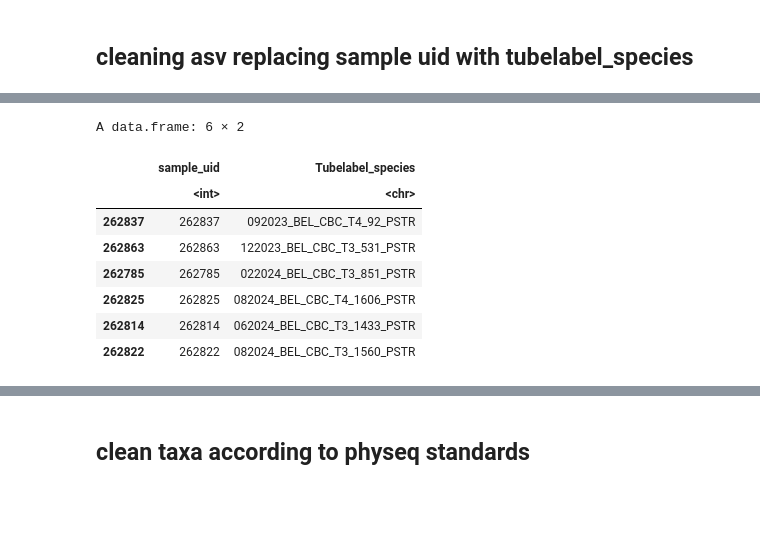
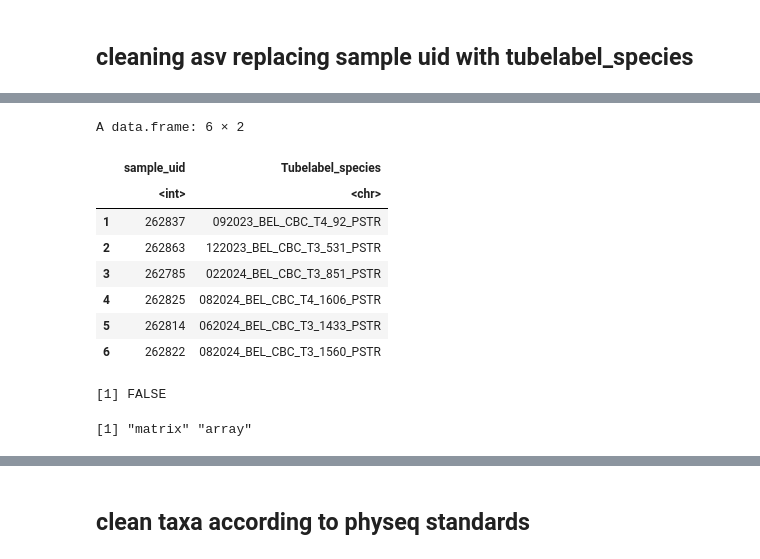
Before and after one commit to cdesouza02/BEL_16S_ITS2, a Jupyter notebook: BEL_ITS2_outputs/physeq_taxa_ITS2.ipynb, the cells around one changed output, grey strips where cells are left out. Cells and saved outputs as stored; diff of their text form; code cells hidden in the pictures; blank space fills up the shorter version.

```diff
--- a/BEL_ITS2_outputs/physeq_taxa_ITS2.ipynb
+++ b/BEL_ITS2_outputs/physeq_taxa_ITS2.ipynb
@@ -429,15 +473,21 @@ A matrix: 6 × 417 of type dbl
 name <- uid_clean <- uid_clean[, c("sample_uid", "Tubelabel_species")]
 # %%
 name <- as.data.frame(name)
- rownames(name) <- name[,1]
 head(name)
 # %% [output]
 A data.frame: 6 × 2
 |  | sample_uid | Tubelabel_species |
 |  | <int> | <chr> |
-| 262837 | 262837 | 092023_BEL_CBC_T4_92_PSTR |
-| 262863 | 262863 | 122023_BEL_CBC_T3_531_PSTR |
-| 262785 | 262785 | 022024_BEL_CBC_T3_851_PSTR |
-| 262825 | 262825 | 082024_BEL_CBC_T4_1606_PSTR |
-| 262814 | 262814 | 062024_BEL_CBC_T3_1433_PSTR |
-| 262822 | 262822 | 082024_BEL_CBC_T3_1560_PSTR |
+| 1 | 262837 | 092023_BEL_CBC_T4_92_PSTR |
+| 2 | 262863 | 122023_BEL_CBC_T3_531_PSTR |
+| 3 | 262785 | 022024_BEL_CBC_T3_851_PSTR |
+| 4 | 262825 | 082024_BEL_CBC_T4_1606_PSTR |
+| 5 | 262814 | 062024_BEL_CBC_T3_1433_PSTR |
+| 6 | 262822 | 082024_BEL_CBC_T3_1560_PSTR |
+# %%
+#are there any samples with 0 across all symbint profiles
+any(rowSums(its2 != 0) == 0)
+class(its2)
+# %% [output]
+[1] FALSE
+[1] "matrix" "array"
```
Also changed, not shown: parts of 46 cells of this notebook.
